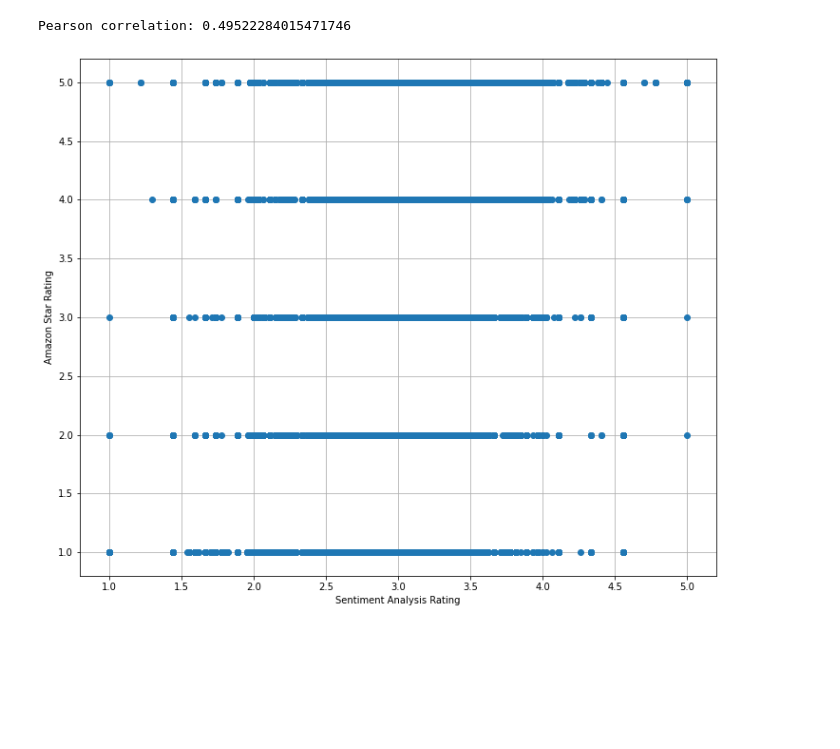
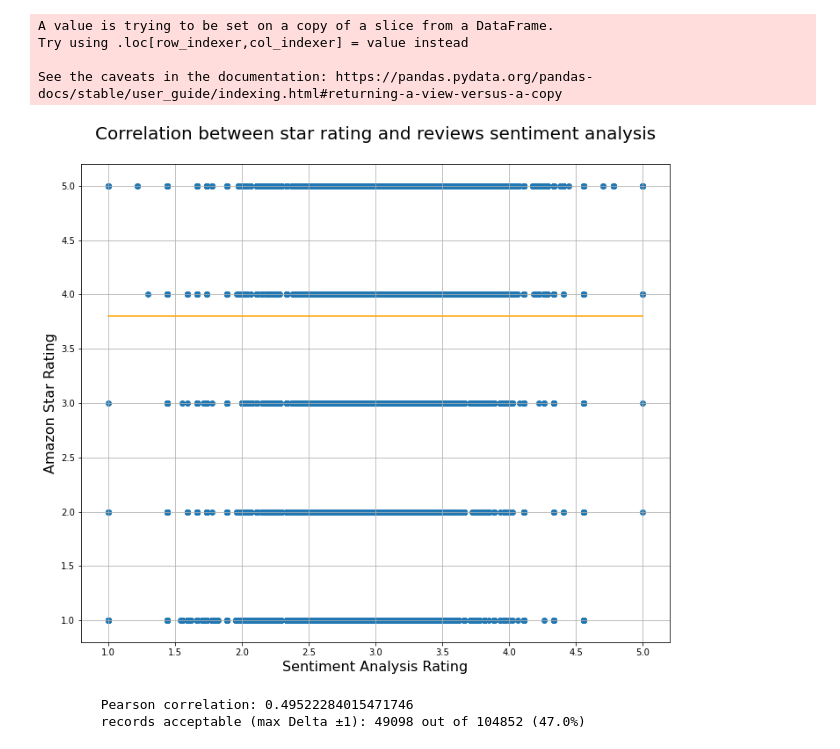
Before and after one commit to bianchin90/Projects, a Jupyter notebook: BDA_CW2.ipynb, the cells around one changed output. Drawn from its saved outputs; the diff is of its cells as text; code cells hidden in the pictures; blank space fills up the shorter version.

```diff
--- a/BDA_CW2.ipynb
+++ b/BDA_CW2.ipynb
@@ -25,6 +25,7 @@ with gzip.open('amazon_reviews_us_Mobile_Electronics_v1_00.tsv.gz', 'rb') as f_i
 #read amazon reviews dataset
 import pandas as pd
 df = pd.read_csv("amazon_reviews_us_Mobile_Electronics_v1_00.tsv",sep="\t", error_bad_lines=False)
+df_full = df
 df.head()
 # %% [output]
 b'Skipping line 35246: expected 15 fields, saw 22\n'
@@ -108,32 +109,60 @@ df.head()
 | 3 | US | 4332923 | RRB9C05HDOD4O | B00QUFTPV4 | 221169481 | abcGoodefg® FBI Covert Acoustic T... | Mobile_Electronics | ... |
 | 4 | US | 44855305 | R26I2RI1GFV8QG | B0067XVNTG | 563475445 | Generic Car Dashboard Video Camer... | Mobile_Electronics | ... |
 # %%
+###TEST FOR CORRELATION LINE
+import matplotlib.pyplot as plt
 from google.colab import files
 from scipy import stats
 #compute sentiment analysis rating as  matched_rate / number of matched words
 df["avg_matched"] = df["matched_rate"] / df["matched"]
 
 df = df.dropna()
 
 #rescale afinn rating in range 1-5 (originally it was between -4 and +4)
 from sklearn.preprocessing import MinMaxScaler
 scaler = MinMaxScaler((1, 5))
 df["avg_matched"] = scaler.fit_transform(df[["avg_matched"]])
 
 #plot results
-scatter = df.plot(x='avg_matched', y='star_rating', style='o', grid = True, legend=False, figsize=(12,10))
+#scatter = df.plot(x='avg_matched', y='star_rating', style='o', grid = True, legend=False, figsize=(12,10))
+x=df['avg_matched']
+y=df['star_rating']
+m, b = np.polyfit(x, y, 1)
+plt.figure(figsize=(12,10))
+plt.scatter(x, y)
+plt.title('Correlation between star rating and reviews sentiment analysis\n', fontsize=20)
+plt.xlabel('Sentiment Analysis Rating', fontsize=16)
+plt.ylabel('Amazon Star Rating', fontsize=16)
+plt.grid()
 
-scatter.set_xlabel("Sentiment Analysis Rating")
-scatter.set_ylabel("Amazon Star Rating")
+cor = stats.pearsonr(df["star_rating"], df["avg_matched"])[0]
+plt.plot(np.unique(x), np.poly1d(np.polyfit(x, y, cor))(np.unique(x)), color='orange')
+plt.show()
+
+#scatter.set_xlabel("Sentiment Analysis Rating")
+#scatter.set_ylabel("Amazon Star Rating")
 
 
 #compute pearson correlation
-print("Pearson correlation: {0}".format(stats.pearsonr(df["star_rating"], df["avg_matched"])[0]))
+print("\n\tPearson correlation: {0}".format(stats.pearsonr(df["star_rating"], df["avg_matched"])[0]))
 
+df['difference'] = df['star_rating'] - df['avg_matched']
+
+ok = df[(df['difference'] <= 1.2) & (df['difference'] >= -1.2)]
+good_records = ok.shape[0]
+total_records = df_full.shape[0]
+
+print('\trecords acceptable (max Delta ±1): {0} out of {1} ({2}%)'.format(good_records, total_records, round((good_records/total_records), 2)*100))
 
 #uncomment to download a csv file of the result
+#df['avg_rounded'] = round(df['avg_matched'])
 #df.to_csv('NLP_result.csv', sep='\t' ,header=True, index = False)
 #files.download("NLP_result.csv")
 # %% [output]
-Pearson correlation: 0.49522284015471746
+A value is trying to be set on a copy of a slice from a DataFrame.
+Try using .loc[row_indexer,col_indexer] = value instead
+
+See the caveats in the documentation: https://pandas.pydata.org/pandas-docs/stable/user_guide/indexing.html#returning-a-view-versus-a-copy
-[figure, old version]
+[figure, new version]
+        Pearson correlation: 0.49522284015471746
+        records acceptable (max Delta ±1): 49098 out of 104852 (47.0%)
```
Also changed, not shown: parts of 4 cells of this notebook.
